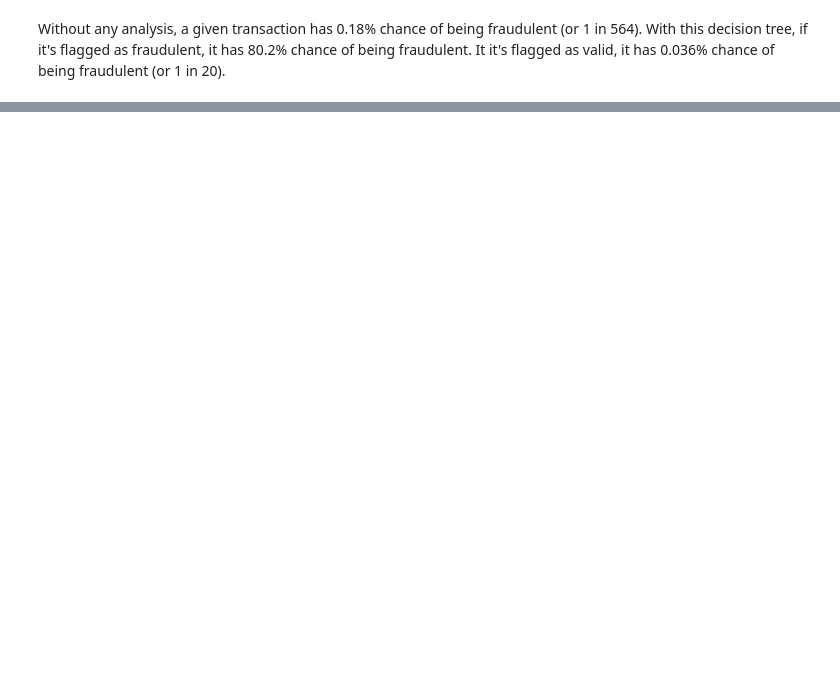
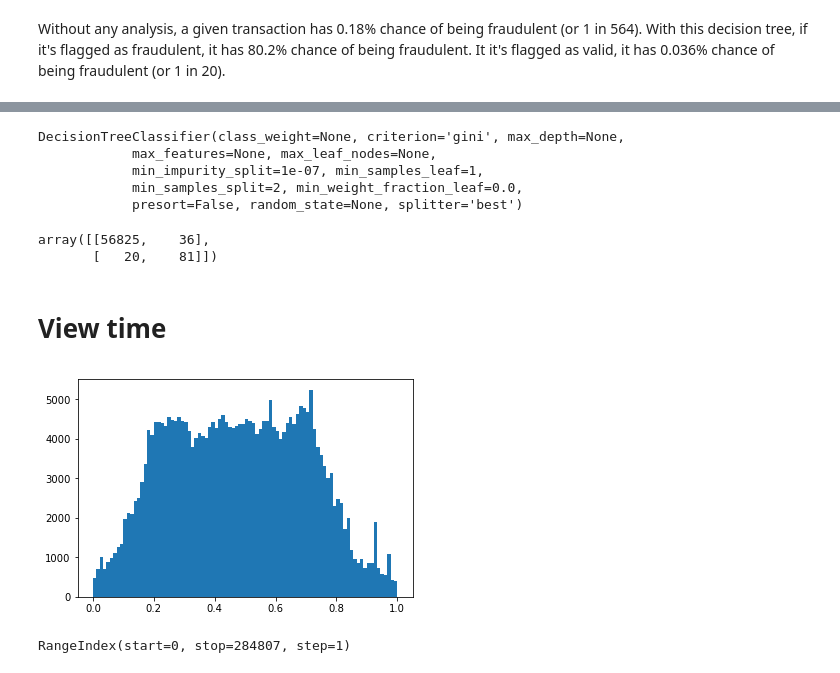
Before and after one commit to tiagobbatalhao/credit_card_fraud, a Jupyter notebook: CreditCardFraud.ipynb, the cells around one changed output, grey strips where cells are left out. Cells and saved outputs as stored; diff of their text form; code cells hidden in the pictures; blank space fills up the shorter version.

```diff
--- a/CreditCardFraud.ipynb
+++ b/CreditCardFraud.ipynb
@@ -370,0 +455,30 @@ list(threshold)+[1]
+# %%
+grid.estimator.fit(features_train,class_train)
+# %% [output]
+DecisionTreeClassifier(class_weight=None, criterion='gini', max_depth=None,
+            max_features=None, max_leaf_nodes=None,
+            min_impurity_split=1e-07, min_samples_leaf=1,
+            min_samples_split=2, min_weight_fraction_leaf=0.0,
+            presort=False, random_state=None, splitter='best')
+# %%
+tree = sklearn.tree.DecisionTreeClassifier(criterion='entropy',splitter='random')
+tree.fit(features_train,class_train)
+sklearn.metrics.confusion_matrix(class_test,tree.predict(features_test))
+# %% [output]
+array([[56825,    36],
+       [   20,    81]])
+# %% [markdown]
+# View time
+# %%
+fig = py.figure()
+ax = fig.add_subplot(111)
+data_y = dataset['Time']
+data_x = dataset.index
+bins_24_hours = [(x/(24*3600)-0.2)%1 for x in data_y]
+ax.hist(bins_24_hours,bins='auto');
+# %% [output]
+[figure, added]
+# %%
+data_x
+# %% [output]
+RangeIndex(start=0, stop=284807, step=1)
```
Also changed, not shown: parts of 13 cells of this notebook.
